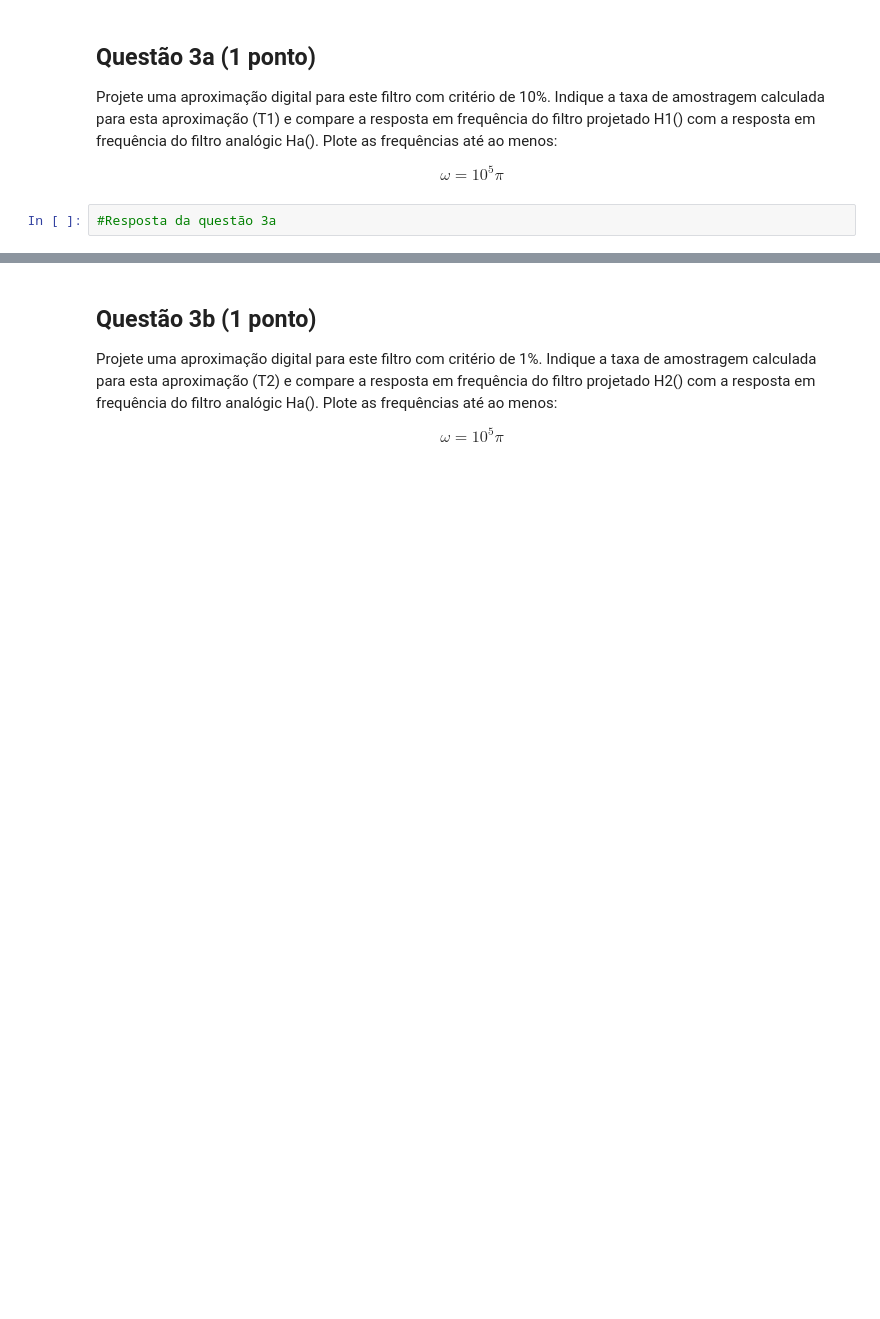
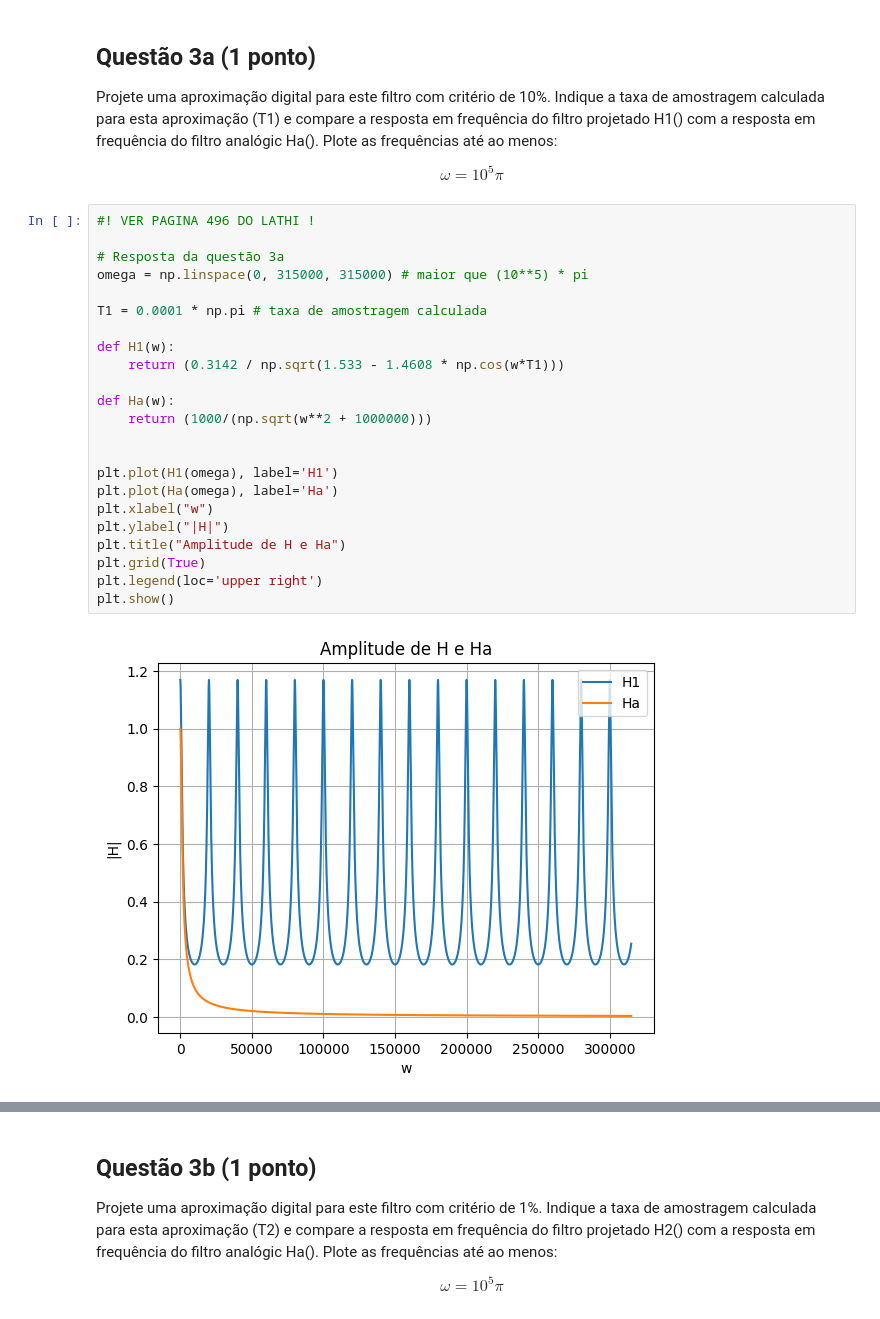
Before and after one commit to geraldotnf/sstd, a Jupyter notebook: Projeto 2/projeto2.ipynb, the cells around one changed output, grey strips where cells are left out. Saved outputs shown, nothing was run; the diff lists cells and outputs as text; blank space fills up the shorter version.

```diff
--- a/Projeto 2/projeto2.ipynb
+++ b/Projeto 2/projeto2.ipynb
@@ -222,5 +223,28 @@ $$\omega_c = 10^3 $$
 Projete uma aproximação digital para este filtro com critério de 10%. Indique a taxa de amostragem calculada para esta aproximação (T1) e compare a resposta em frequência do filtro projetado H1() com a resposta em frequência do filtro analógic Ha(). Plote as frequências até ao menos:
 
 $$ \omega = 10^5 \pi $$
-# %%
-#Resposta da questão 3a
+# %%
+#! VER PAGINA 496 DO LATHI !
+
+# Resposta da questão 3a
+omega = np.linspace(0, 315000, 315000) # maior que (10**5) * pi
+
+T1 = 0.0001 * np.pi # taxa de amostragem calculada
+
+def H1(w):
+    return (0.3142 / np.sqrt(1.533 - 1.4608 * np.cos(w*T1)))
+
+def Ha(w):
+    return (1000/(np.sqrt(w**2 + 1000000)))
+
+
+plt.plot(H1(omega), label='H1')
+plt.plot(Ha(omega), label='Ha')
+plt.xlabel("w")
+plt.ylabel("|H|")
+plt.title("Amplitude de H e Ha")
+plt.grid(True)
+plt.legend(loc='upper right')
+plt.show()
+# %% [output]
+[figure, added]
```
Also changed, not shown: parts of 7 cells of this notebook.
